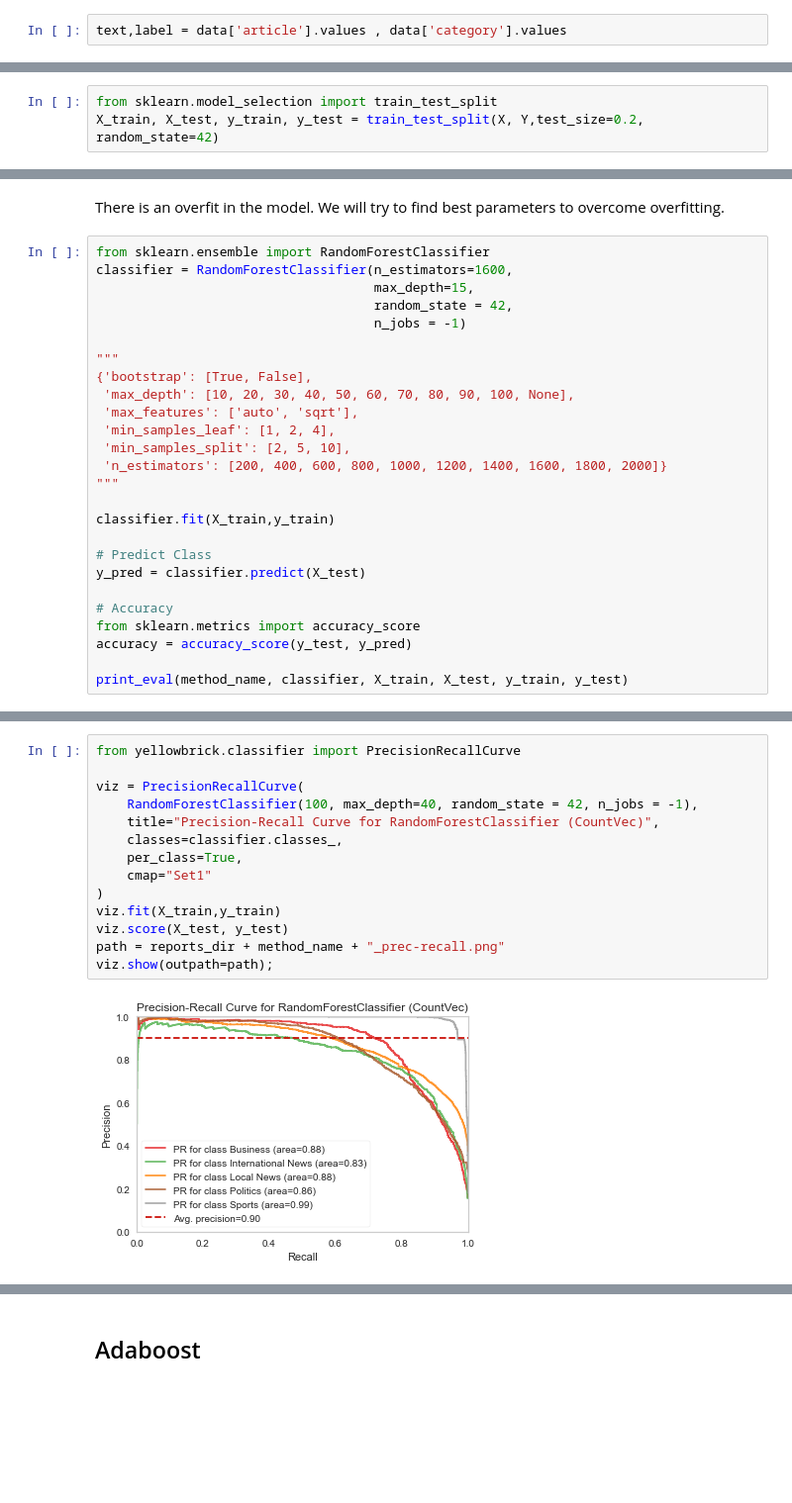
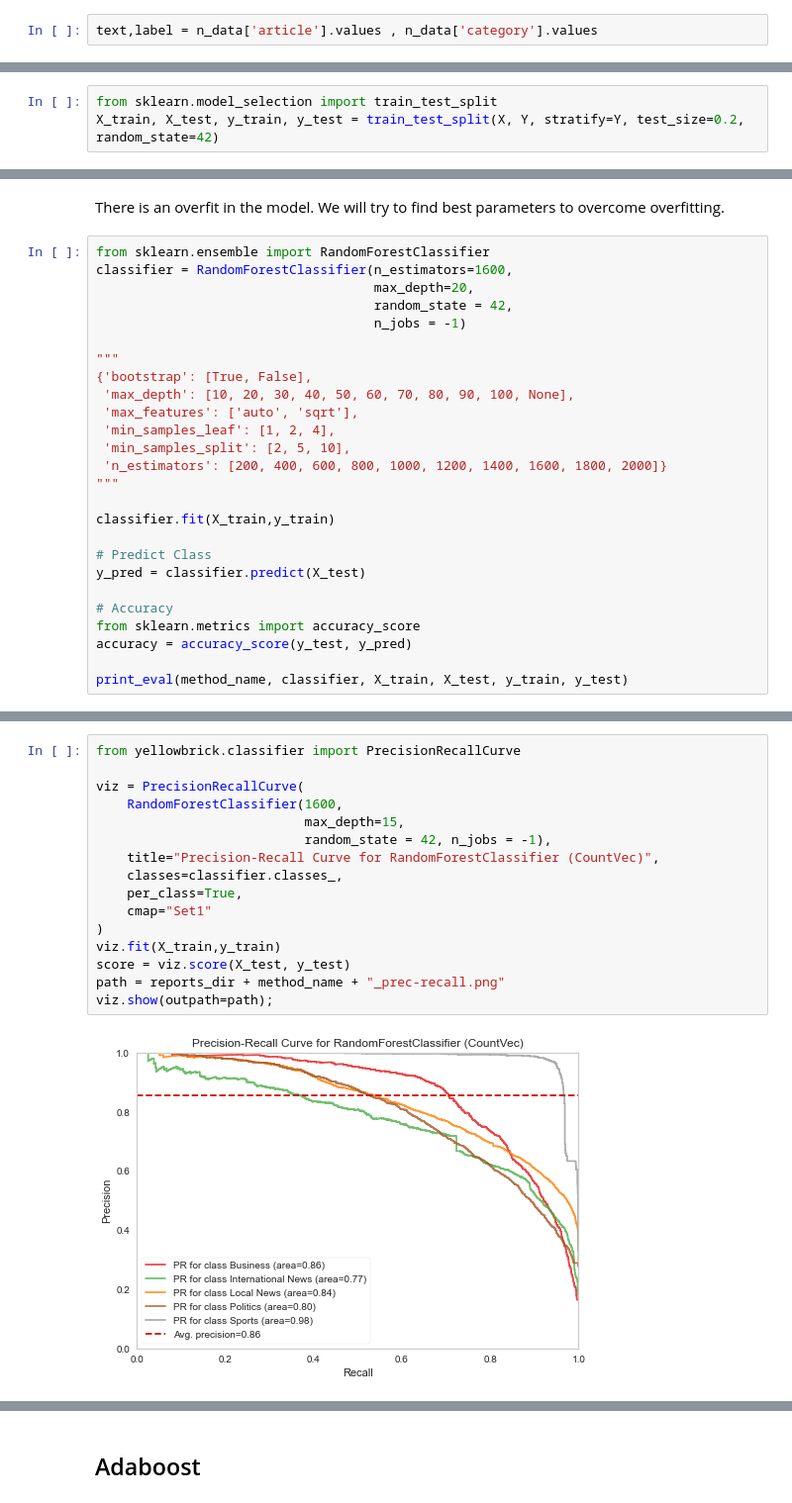
Before and after one commit to halit-vural/Ethiopian-languages-DS, a Jupyter notebook: notebooks/Amharic-News-Text-classification-2-1 stopwords (HV).ipynb, the cells around one changed output, grey strips where cells are left out. Shown at 99% size. Drawn from its saved outputs; the diff is of its cells as text; blank space fills up the shorter version.

```diff
--- a/notebooks/Amharic-News-Text-classification-2-1 stopwords (HV).ipynb
+++ b/notebooks/Amharic-News-Text-classification-2-1 stopwords (HV).ipynb
@@ -329,7 +326,7 @@ n_data['article'][:3]
 9807     ጎንደር በተደረገው የሊጉ የሁለተኛ ሳምንት ጨዋታ ፋሲል ከነማ ከሙጂብ ቃሲ...
 Name: article, dtype: object
 # %%
-text,label = data['article'].values , data['category'].values
+text,label = n_data['article'].values , n_data['category'].values
 # %% [markdown]
 ## Model Evaluation
 # %%
@@ -373,7 +370,7 @@ X, Y
 #     Y.append(unique_label.index(i))
 # %%
 from sklearn.model_selection import train_test_split
-X_train, X_test, y_train, y_test = train_test_split(X, Y,test_size=0.2, random_state=42)
+X_train, X_test, y_train, y_test = train_test_split(X, Y, stratify=Y, test_size=0.2, random_state=42)
 # %% [markdown]
 ## Gaussian Naive Bayes
 # %%
@@ -750,7 +745,7 @@ There is an overfit in the model. We will try to find best parameters to overcom
 # %%
 from sklearn.ensemble import RandomForestClassifier
 classifier = RandomForestClassifier(n_estimators=1600,
-                                    max_depth=15,
+                                    max_depth=20,
                                     random_state = 42,
                                     n_jobs = -1)
 
@@ -815,16 +804,18 @@ dtype: float64
 # %%
 from yellowbrick.classifier import PrecisionRecallCurve
 
 viz = PrecisionRecallCurve(
-    RandomForestClassifier(100, max_depth=40, random_state = 42, n_jobs = -1),
+    RandomForestClassifier(1600,
+                           max_depth=15,
+                           random_state = 42, n_jobs = -1),
     title="Precision-Recall Curve for RandomForestClassifier (CountVec)",
     classes=classifier.classes_,
     per_class=True,
     cmap="Set1"
 )
 viz.fit(X_train,y_train)
-viz.score(X_test, y_test)
+score = viz.score(X_test, y_test)
 path = reports_dir + method_name + "_prec-recall.png"
 viz.show(outpath=path);
 # %% [output]
-[figure, old version]
+[figure, new version]
```
Also changed, not shown: parts of 80 cells of this notebook, 18 other files.
